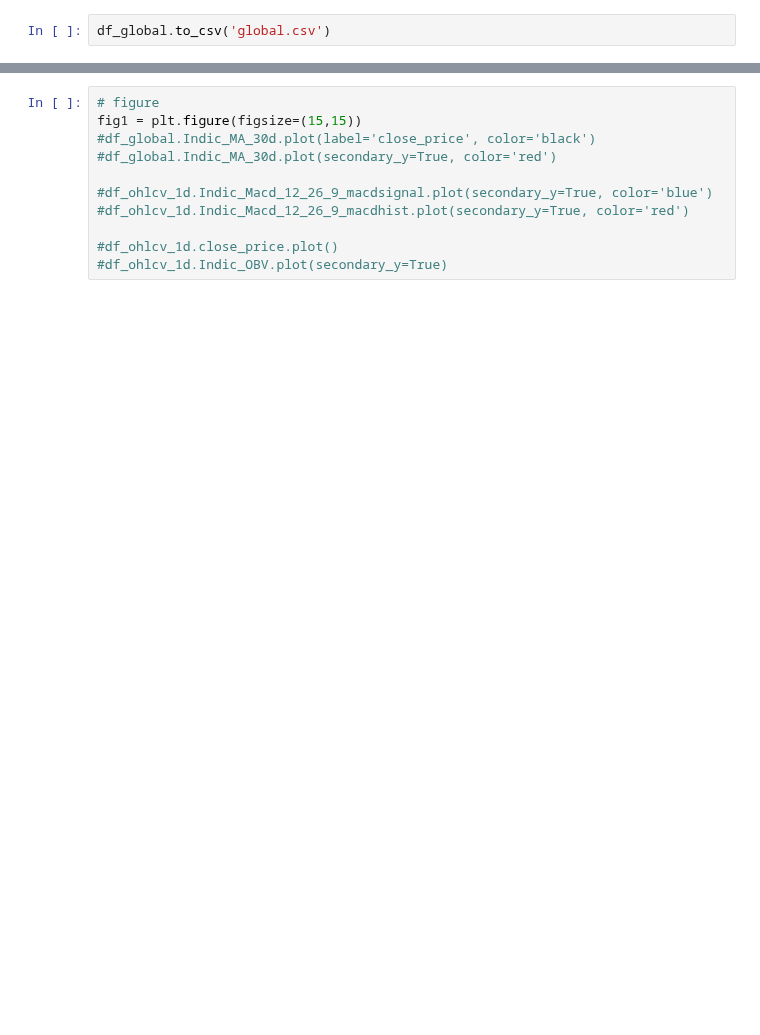
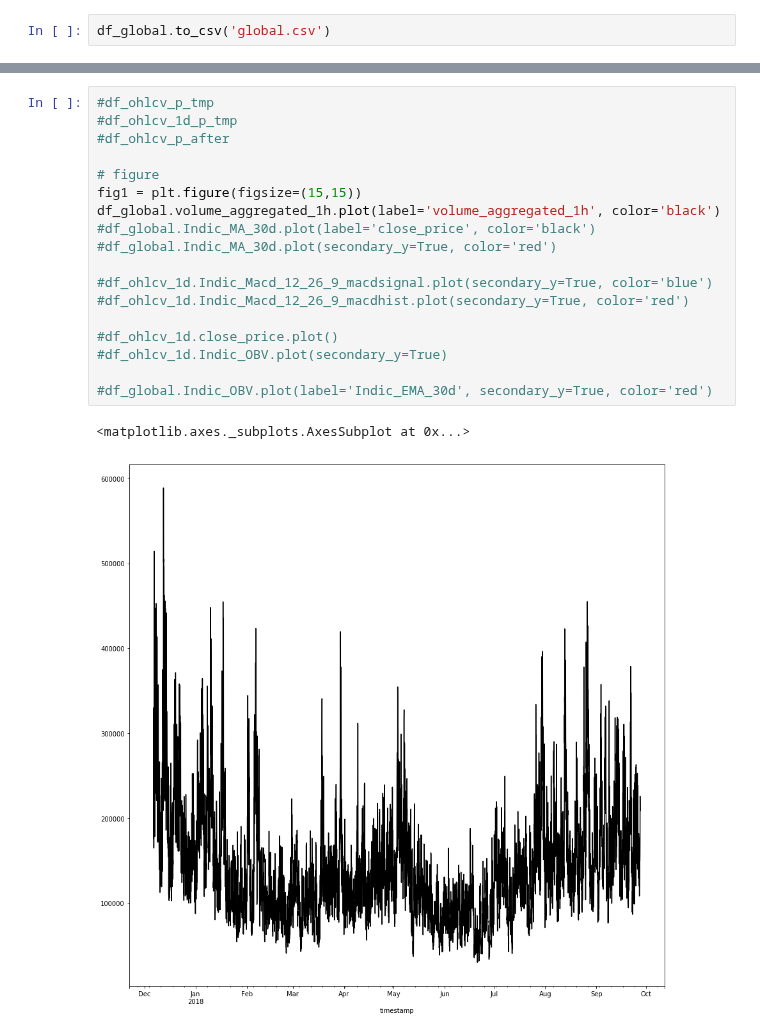
Before and after one commit to cysacenda/algocryptos, a Jupyter notebook: notebooks/ML/01_Preprocessing.ipynb, the cells around one changed output, grey strips where cells are left out. Cells and saved outputs as stored; diff of their text form; blank space fills up the shorter version.

```diff
--- a/notebooks/ML/01_Preprocessing.ipynb
+++ b/notebooks/ML/01_Preprocessing.ipynb
@@ -529,12 +499,22 @@ df_global
 # %%
+#df_ohlcv_p_tmp
+#df_ohlcv_1d_p_tmp
+#df_ohlcv_p_after
+
 # figure
 fig1 = plt.figure(figsize=(15,15))
+df_global.volume_aggregated_1h.plot(label='volume_aggregated_1h', color='black')
 #df_global.Indic_MA_30d.plot(label='close_price', color='black')
 #df_global.Indic_MA_30d.plot(secondary_y=True, color='red')
 
 #df_ohlcv_1d.Indic_Macd_12_26_9_macdsignal.plot(secondary_y=True, color='blue')
 #df_ohlcv_1d.Indic_Macd_12_26_9_macdhist.plot(secondary_y=True, color='red')
 
 #df_ohlcv_1d.close_price.plot()
 #df_ohlcv_1d.Indic_OBV.plot(secondary_y=True)
+
+#df_global.Indic_OBV.plot(label='Indic_EMA_30d', secondary_y=True, color='red')
+# %% [output]
+<matplotlib.axes._subplots.AxesSubplot at 0x...>
+[figure, added]
 # %%
```
Also changed, not shown: parts of 8 cells of this notebook.
